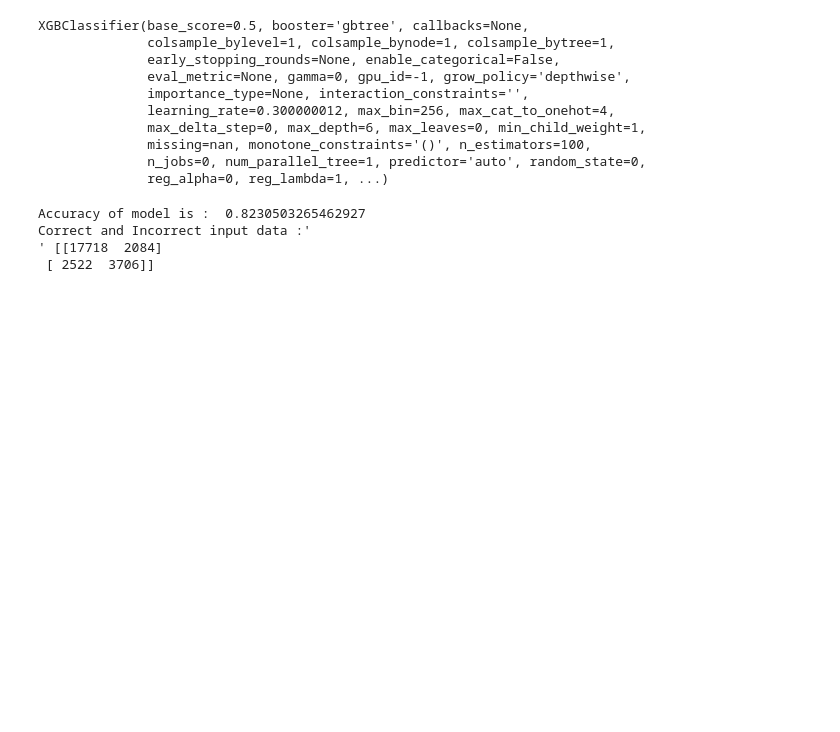
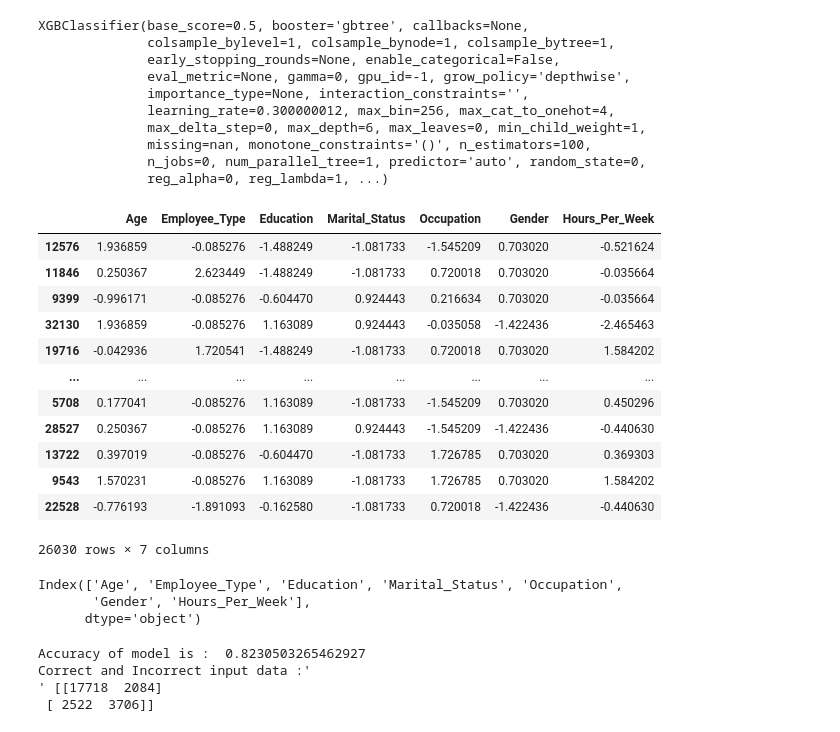
Before and after one commit to Viru9029/Salary-Price-Prediction, a Jupyter notebook: Salary_Prediction_Model_Classification.ipynb, the cells around one changed output. Drawn from its saved outputs; the diff is of its cells as text; code cells hidden in the pictures; blank space fills up the shorter version.

```diff
--- a/Salary_Prediction_Model_Classification.ipynb
+++ b/Salary_Prediction_Model_Classification.ipynb
@@ -930,3 +966,25 @@ y_pred_xgb = xgb.predict(x_test)
+# %%
+x_test
+# %% [output]
+|  | Age | Employee_Type | Education | Marital_Status | Occupation | Gender | Hours_Per_Week |
+| 12576 | 1.936859 | -0.085276 | -1.488249 | -1.081733 | -1.545209 | 0.703020 | -0.521624 |
+| 11846 | 0.250367 | 2.623449 | -1.488249 | -1.081733 | 0.720018 | 0.703020 | -0.035664 |
+| 9399 | -0.996171 | -0.085276 | -0.604470 | 0.924443 | 0.216634 | 0.703020 | -0.035664 |
+| 32130 | 1.936859 | -0.085276 | 1.163089 | 0.924443 | -0.035058 | -1.422436 | -2.465463 |
+| 19716 | -0.042936 | 1.720541 | -1.488249 | -1.081733 | 0.720018 | 0.703020 | 1.584202 |
+| ... | ... | ... | ... | ... | ... | ... | ... |
+| 5708 | 0.177041 | -0.085276 | 1.163089 | -1.081733 | -1.545209 | 0.703020 | 0.450296 |
+| 28527 | 0.250367 | -0.085276 | 1.163089 | 0.924443 | -1.545209 | -1.422436 | -0.440630 |
+| 13722 | 0.397019 | -0.085276 | -0.604470 | -1.081733 | 1.726785 | 0.703020 | 0.369303 |
+| 9543 | 1.570231 | -0.085276 | 1.163089 | -1.081733 | 1.726785 | 0.703020 | 1.584202 |
+| 22528 | -0.776193 | -1.891093 | -0.162580 | -1.081733 | 0.720018 | -1.422436 | -0.440630 |
+26030 rows × 7 columns
+# %%
+x_test.columns
+# %% [output]
+Index(['Age', 'Employee_Type', 'Education', 'Marital_Status', 'Occupation',
+       'Gender', 'Hours_Per_Week'],
+      dtype='object')
 # %%
 #Here we check the accuracy of model with the help of accuracy score and confusion metrix
 from sklearn.metrics import accuracy_score,confusion_matrix
```
Also changed, not shown: parts of 18 cells of this notebook, 3 other files.
